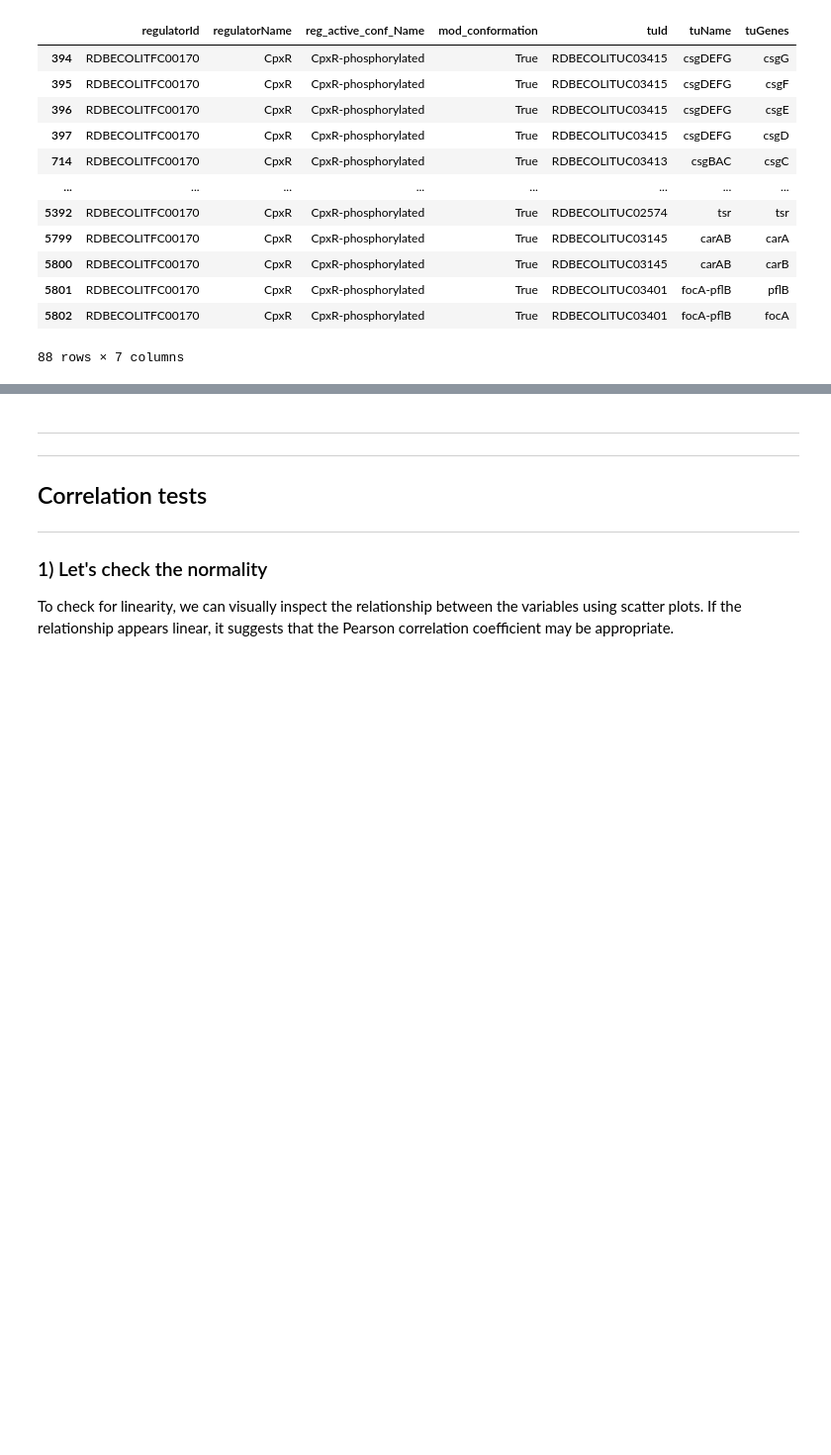
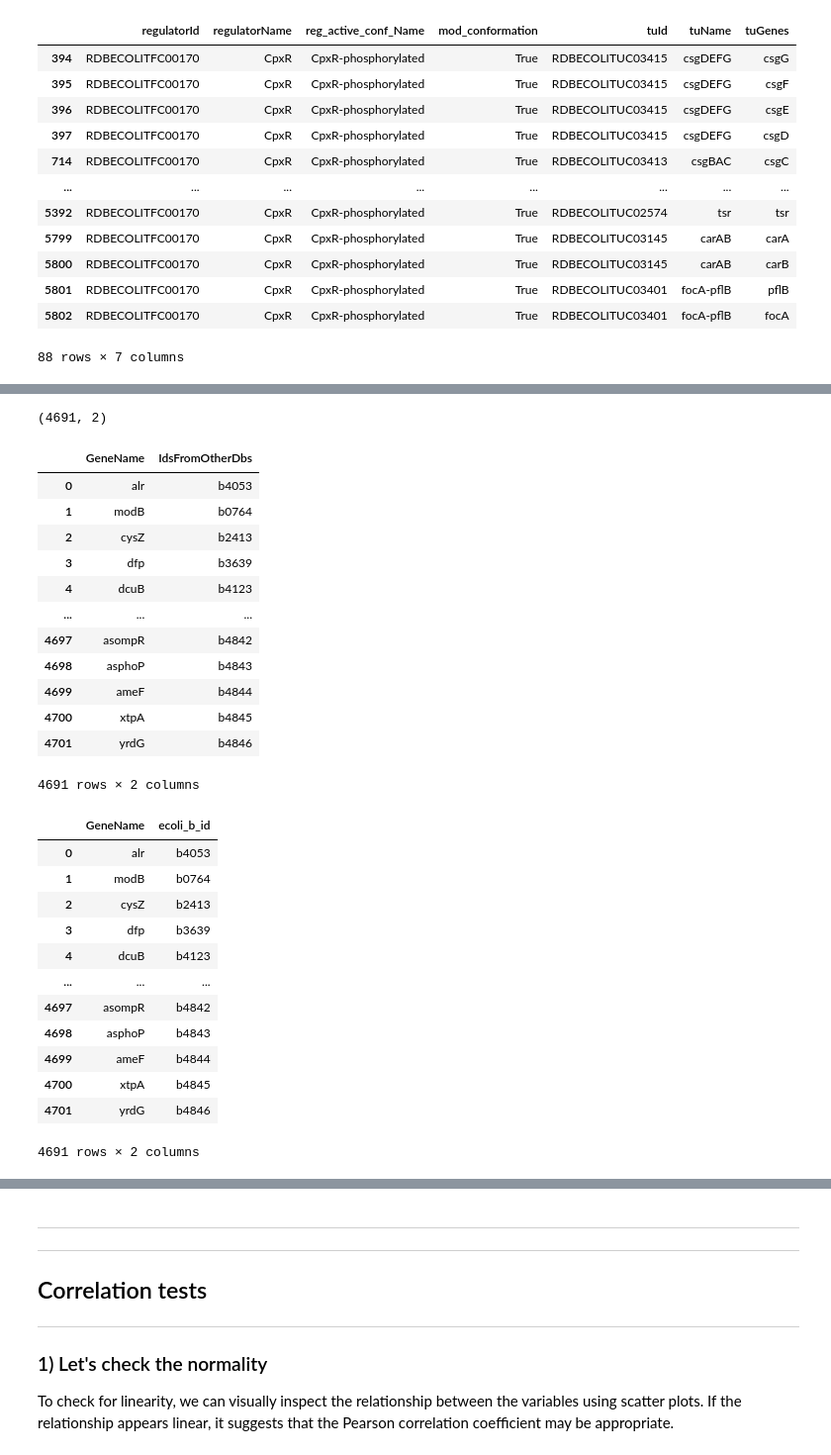
Before and after one commit to gabriele-gambero/Advanced-Genomics-project, a Jupyter notebook: Script on jupyter.ipynb, the cells around one changed output, grey strips where cells are left out. Shown: that part at 99% size. Cells and saved outputs as stored; diff of their text form; code cells hidden in the pictures; blank space fills up the shorter version.

```diff
--- a/Script on jupyter.ipynb
+++ b/Script on jupyter.ipynb
@@ -357,0 +375,34 @@ cpxr
+# %%
+all_b = second_way.drop_duplicates().copy()
+all_b.shape
+all_b
+all_b = all_b.rename(columns = {'IdsFromOtherDbs':'ecoli_b_id'})
+all_b
+# %% [output]
+(4691, 2)
+|  | GeneName | IdsFromOtherDbs |
+| 0 | alr | b4053 |
+| 1 | modB | b0764 |
+| 2 | cysZ | b2413 |
+| 3 | dfp | b3639 |
+| 4 | dcuB | b4123 |
+| ... | ... | ... |
+| 4697 | asompR | b4842 |
+| 4698 | asphoP | b4843 |
+| 4699 | ameF | b4844 |
+| 4700 | xtpA | b4845 |
+| 4701 | yrdG | b4846 |
+4691 rows × 2 columns
+|  | GeneName | ecoli_b_id |
+| 0 | alr | b4053 |
+| 1 | modB | b0764 |
+| 2 | cysZ | b2413 |
+| 3 | dfp | b3639 |
+| 4 | dcuB | b4123 |
+| ... | ... | ... |
+| 4697 | asompR | b4842 |
+| 4698 | asphoP | b4843 |
+| 4699 | ameF | b4844 |
+| 4700 | xtpA | b4845 |
+| 4701 | yrdG | b4846 |
+4691 rows × 2 columns
```
Also changed, not shown: parts of 14 cells of this notebook, 2 other files.
